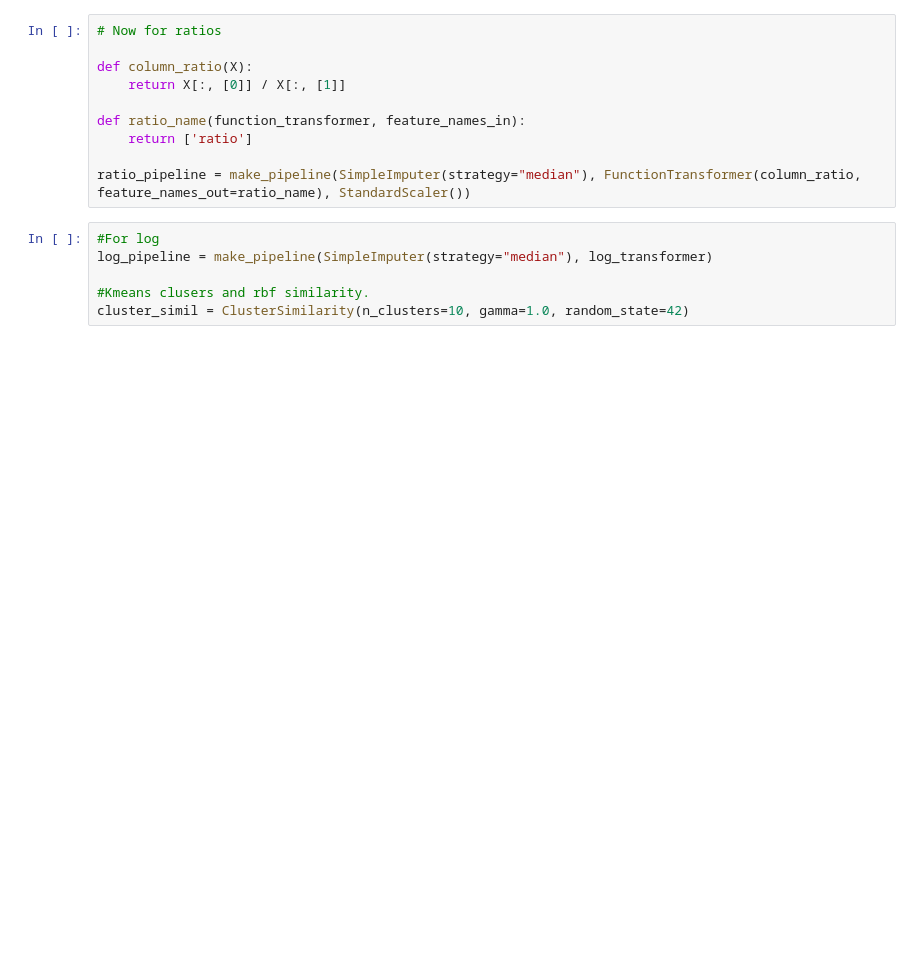
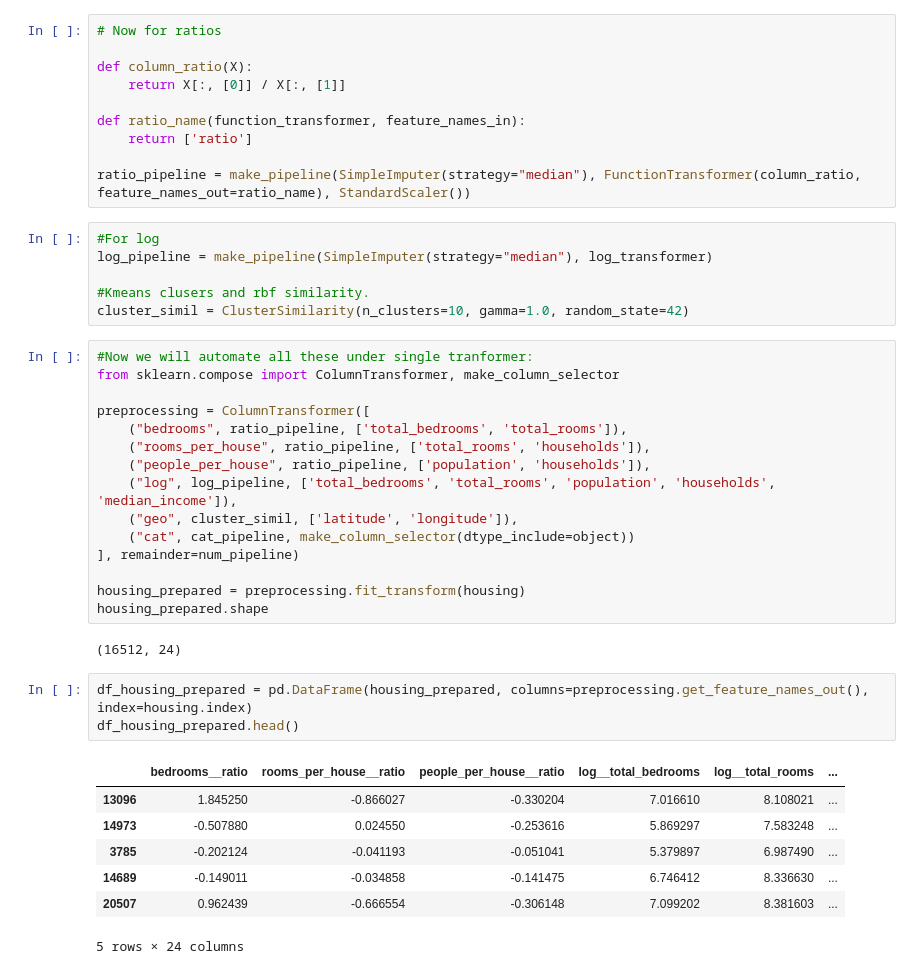
Before and after one commit to AtulKale1011/REALESTATECOMPANY, a Jupyter notebook: test.ipynb, the cells around one changed output. Cells and saved outputs as stored; diff of their text form; blank space fills up the shorter version.

Commit message:
acumlated all pipelines under one tranformser using ColumnTransformer

```diff
--- a/test.ipynb
+++ b/test.ipynb
@@ -452,3 +452,31 @@ log_pipeline = make_pipeline(SimpleImputer(strategy="median"), log_transformer)
 
 #Kmeans clusers and rbf similarity.
 cluster_simil = ClusterSimilarity(n_clusters=10, gamma=1.0, random_state=42)
+# %%
+#Now we will automate all these under single tranformer:
+from sklearn.compose import ColumnTransformer, make_column_selector
+
+preprocessing = ColumnTransformer([
+    ("bedrooms", ratio_pipeline, ['total_bedrooms', 'total_rooms']),
+    ("rooms_per_house", ratio_pipeline, ['total_rooms', 'households']),
+    ("people_per_house", ratio_pipeline, ['population', 'households']),
+    ("log", log_pipeline, ['total_bedrooms', 'total_rooms', 'population', 'households', 'median_income']),
+    ("geo", cluster_simil, ['latitude', 'longitude']),
+    ("cat", cat_pipeline, make_column_selector(dtype_include=object))
+], remainder=num_pipeline)
+
+housing_prepared = preprocessing.fit_transform(housing)
+housing_prepared.shape
+# %% [output]
+(16512, 24)
+# %%
+df_housing_prepared = pd.DataFrame(housing_prepared, columns=preprocessing.get_feature_names_out(), index=housing.index)
+df_housing_prepared.head()
+# %% [output]
+|  | bedrooms__ratio | rooms_per_house__ratio | people_per_house__ratio | log__total_bedrooms | log__total_rooms | ... |
+| 13096 | 1.845250 | -0.866027 | -0.330204 | 7.016610 | 8.108021 | ... |
+| 14973 | -0.507880 | 0.024550 | -0.253616 | 5.869297 | 7.583248 | ... |
+| 3785 | -0.202124 | -0.041193 | -0.051041 | 5.379897 | 6.987490 | ... |
+| 14689 | -0.149011 | -0.034858 | -0.141475 | 6.746412 | 8.336630 | ... |
+| 20507 | 0.962439 | -0.666554 | -0.306148 | 7.099202 | 8.381603 | ... |
+5 rows × 24 columns
```
